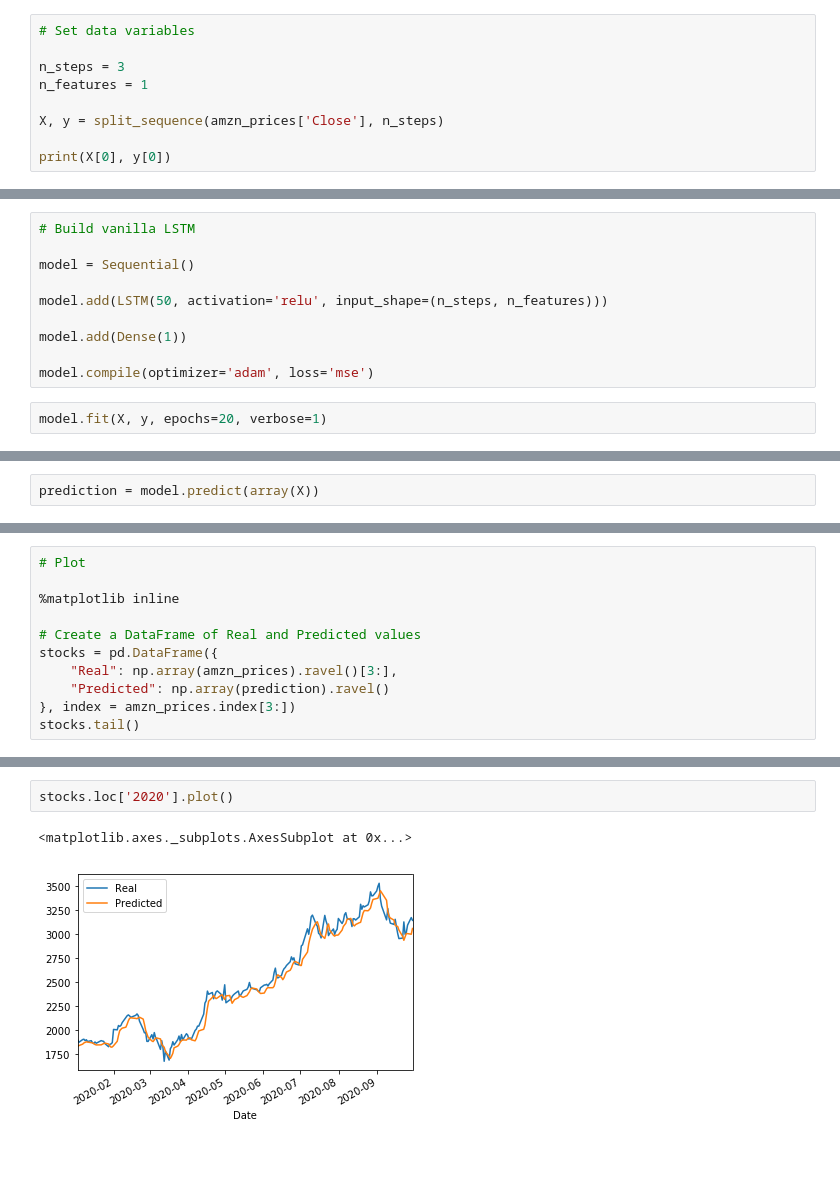
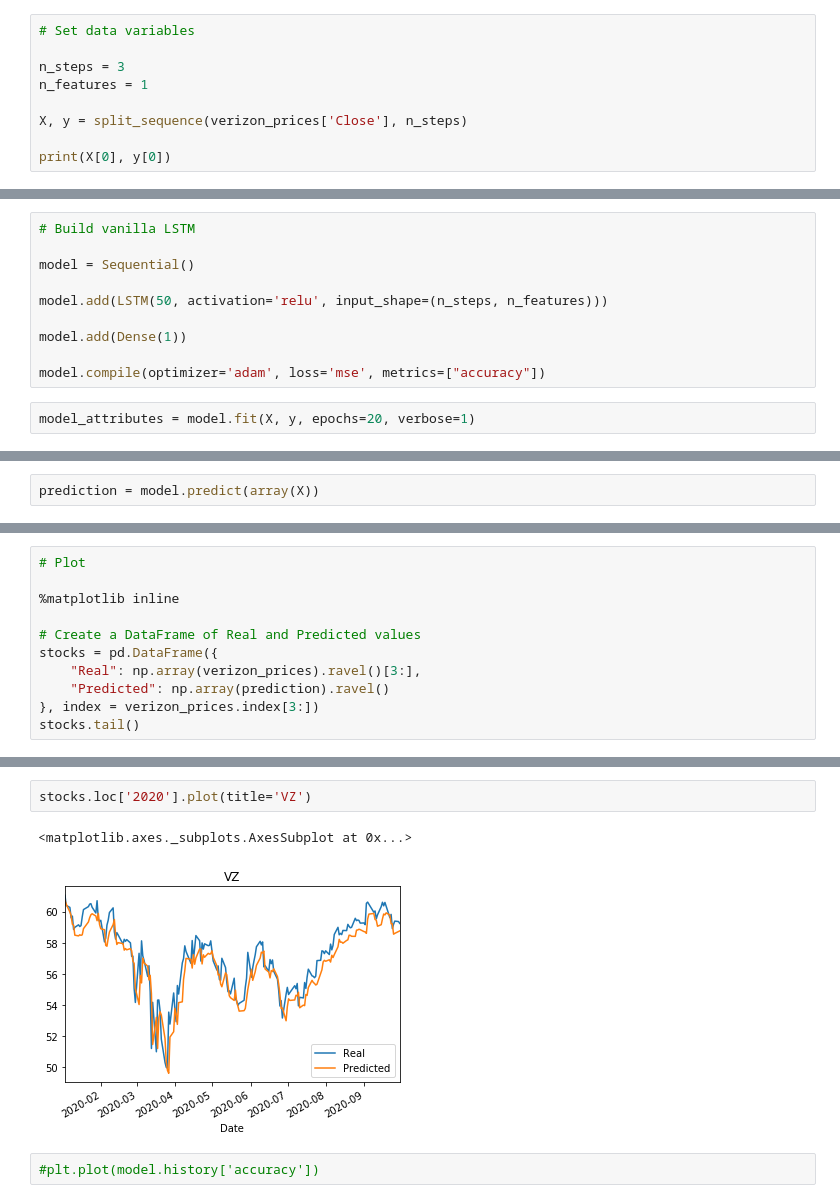
Before and after one commit to arsm800/project-2-machine-learning, a Jupyter notebook: notebook_asm.ipynb, the cells around one changed output, grey strips where cells are left out. Drawn from its saved outputs; the diff is of its cells as text; blank space fills up the shorter version.

Commit message:
Ran LSTM model for 10 stocks, saved actual vs. predicted graphs for year 2020 and loss error graphs.

```diff
--- a/notebook_asm.ipynb
+++ b/notebook_asm.ipynb
@@ -184,7 +186,7 @@ def split_sequence(stock_prices, n_steps):
 n_steps = 3
 n_features = 1
 
-X, y = split_sequence(amzn_prices['Close'], n_steps)
+X, y = split_sequence(verizon_prices['Close'], n_steps)
 
 print(X[0], y[0])
 # %% [output]
@@ -222,8 +224,8 @@ model.add(LSTM(50, activation='relu', input_shape=(n_steps, n_features)))
 
 model.add(Dense(1))
 
-model.compile(optimizer='adam', loss='mse')
+model.compile(optimizer='adam', loss='mse', metrics=["accuracy"])
 # %%
-model.fit(X, y, epochs=20, verbose=1)
+model_attributes = model.fit(X, y, epochs=20, verbose=1)
 # %% [output]
 Epoch 1/20
@@ -282,9 +283,9 @@ print(len(amzn_prices[:-30]), len(prediction))
 
 # Create a DataFrame of Real and Predicted values
 stocks = pd.DataFrame({
-    "Real": np.array(amzn_prices).ravel()[3:],
+    "Real": np.array(verizon_prices).ravel()[3:],
     "Predicted": np.array(prediction).ravel()
-}, index = amzn_prices.index[3:])
+}, index = verizon_prices.index[3:])
 stocks.tail()
 # %% [output]
 |  | Real | Predicted |
@@ -297,5 +298,7 @@ stocks.tail()
 # %%
-stocks.loc['2020'].plot()
+stocks.loc['2020'].plot(title='VZ')
 # %% [output]
 <matplotlib.axes._subplots.AxesSubplot at 0x...>
-[figure, old version]
+[figure, new version]
+# %%
+#plt.plot(model.history['accuracy'])
```
Also changed, not shown: parts of 16 cells of this notebook, 20 other files.
